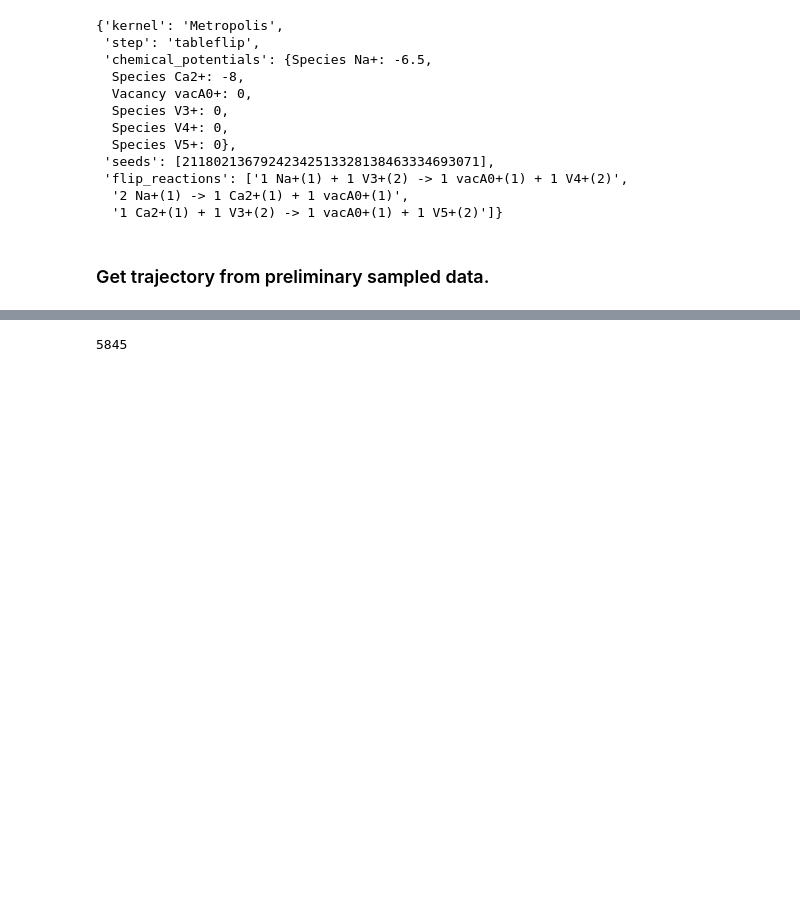
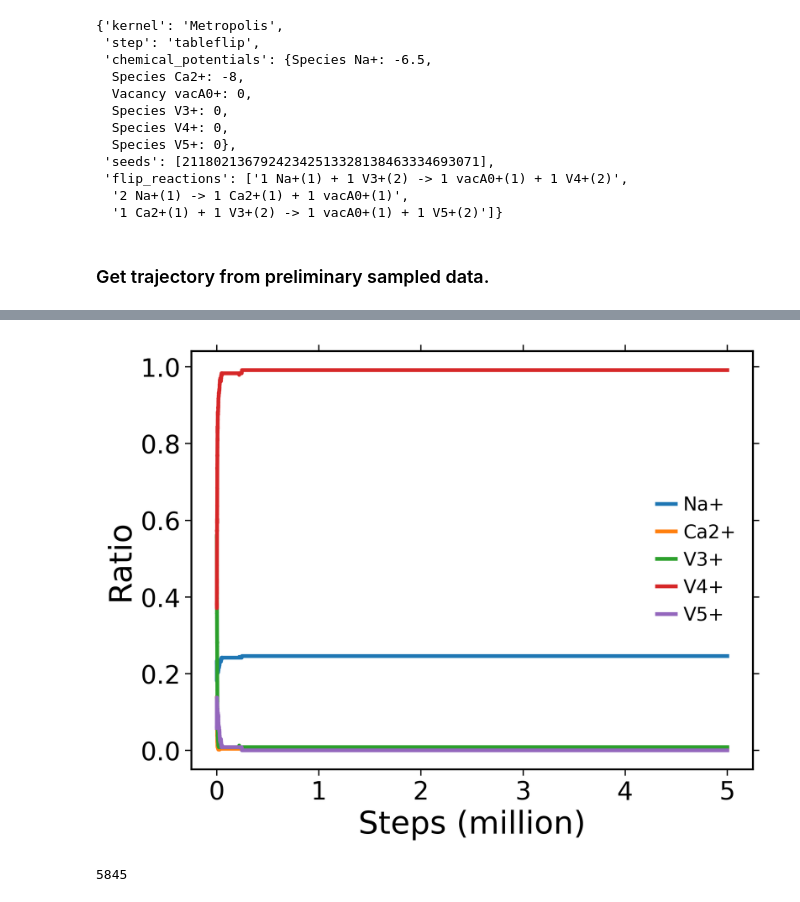
Before and after one commit to YunyeongChoi/CaNaVP, a Jupyter notebook: notebooks/test_sgmc.ipynb, the cells around one changed output, grey strips where cells are left out. Cells and saved outputs as stored; diff of their text form; code cells hidden in the pictures; blank space fills up the shorter version.

```diff
--- a/notebooks/test_sgmc.ipynb
+++ b/notebooks/test_sgmc.ipynb
@@ -387,0 +462,2 @@ energy_set = test.get_energies()
+# %%
+species_count = test.get_species_counts()
@@ -388,3 +488,20 @@ energy_set = test.get_energies()
+# %%
+def get_V_ratio(species_count):
+
+    plt.plot(np.arange(len(species_count[na])) / 100000, species_count[na] / 480, label='Na+')
+    plt.plot(np.arange(len(species_count[na])) / 100000, species_count[ca] / 480, label='Ca2+')
+    plt.plot(np.arange(len(species_count[na])) / 100000, species_count[v3] / 240, label='V3+')
+    plt.plot(np.arange(len(species_count[na])) / 100000, species_count[v4] / 240, label='V4+')
+    plt.plot(np.arange(len(species_count[na])) / 100000, species_count[v5] / 240, label='V5+')
+    plt.ylabel("Ratio")
+    plt.xlabel("Steps (million)")
+    plt.legend(fontsize=15, loc='right')
+
+    return
+# %%
+get_V_ratio(species_count)
+# %% [output]
+[figure, added]
 # %%
 for i, j in enumerate(energy_set):
     if (np.var(energy_set[i:i+1000])) < 0.1:
```
Also changed, not shown: parts of 25 cells of this notebook, 3 other files.
